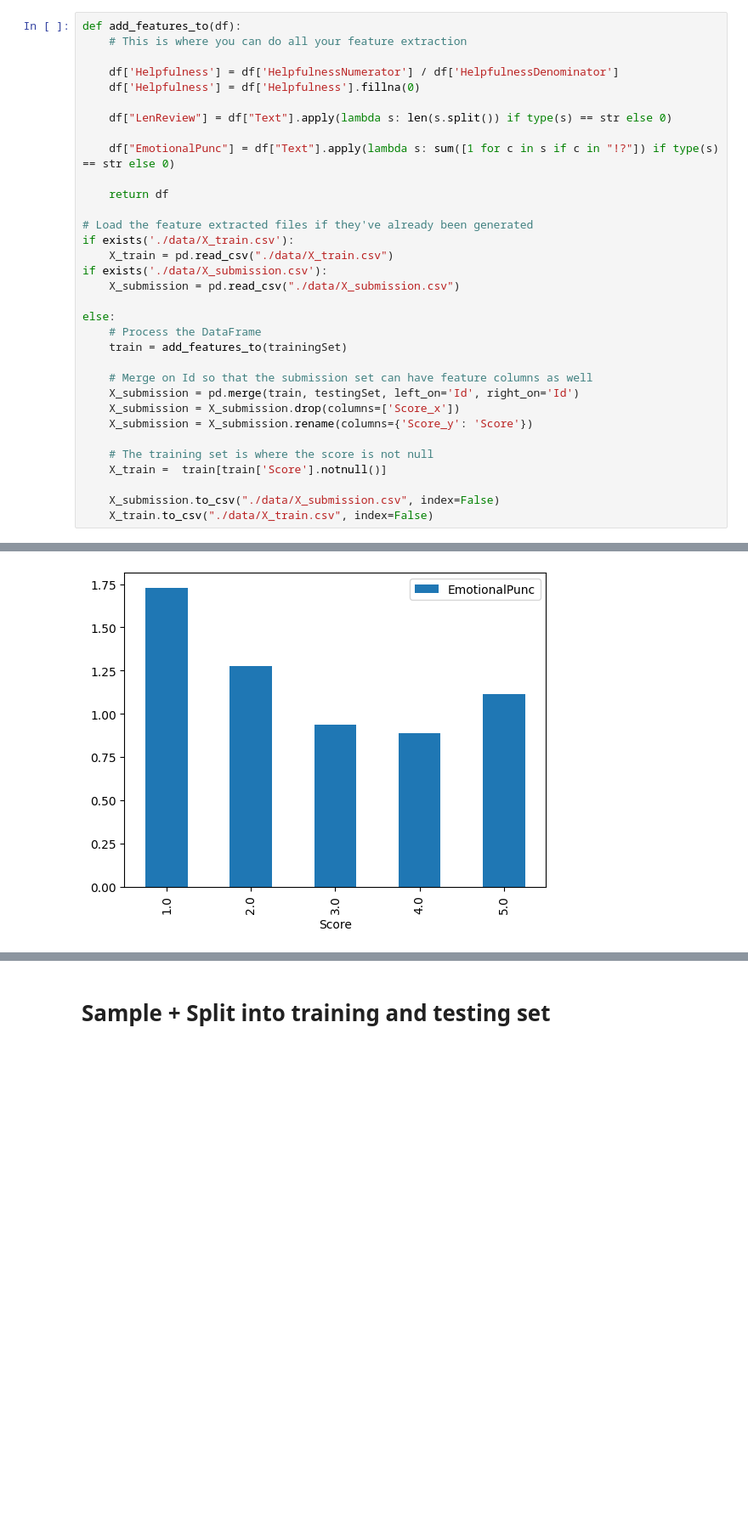
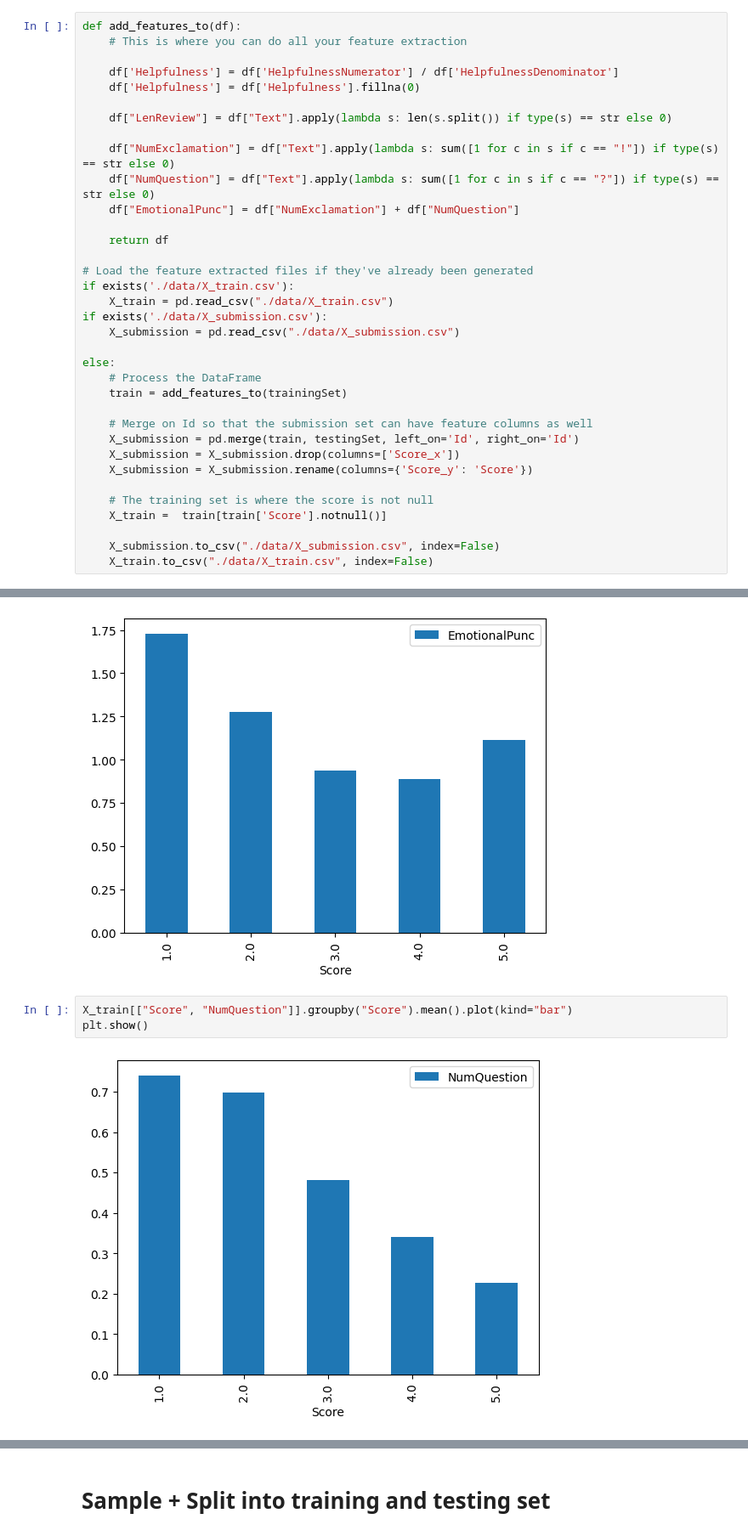
Before and after one commit to SeanRMcC/mccartys-midterm, a Jupyter notebook: starter_code.ipynb, the cells around one changed output, grey strips where cells are left out. Shown at 85% size. Saved outputs shown, nothing was run; the diff lists cells and outputs as text; blank space fills up the shorter version.

```diff
--- a/starter_code.ipynb
+++ b/starter_code.ipynb
@@ -66,7 +66,9 @@ def add_features_to(df):
 
     df["LenReview"] = df["Text"].apply(lambda s: len(s.split()) if type(s) == str else 0)
 
-    df["EmotionalPunc"] = df["Text"].apply(lambda s: sum([1 for c in s if c in "!?"]) if type(s) == str else 0)
+    df["NumExclamation"] = df["Text"].apply(lambda s: sum([1 for c in s if c == "!"]) if type(s) == str else 0)
+    df["NumQuestion"] = df["Text"].apply(lambda s: sum([1 for c in s if c == "?"]) if type(s) == str else 0)
+    df["EmotionalPunc"] = df["NumExclamation"] + df["NumQuestion"]
 
     return df
 
@@ -96,3 +107,8 @@ X_train[["Score", "EmotionalPunc"]].groupby("Score").mean().plot(kind="bar")
 plt.show()
 # %% [output]
 [figure]
+# %%
+X_train[["Score", "NumQuestion"]].groupby("Score").mean().plot(kind="bar")
+plt.show()
+# %% [output]
+[figure, added]
```
Also changed, not shown: parts of 2 cells of this notebook.
